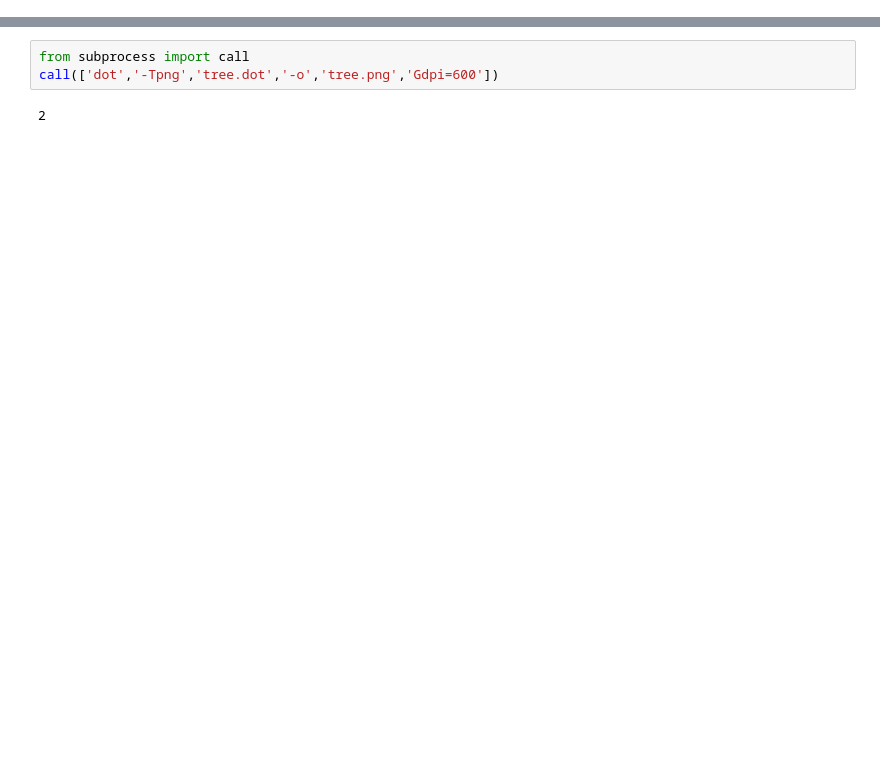
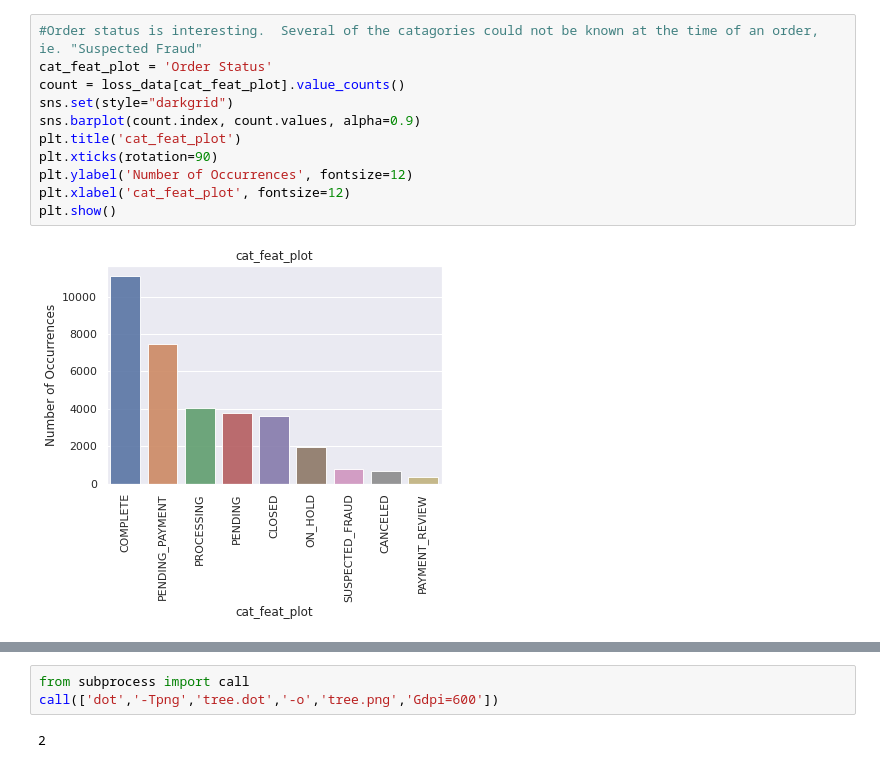
Before and after one commit to BDBlank/SmartSupplyChain, a Jupyter notebook: SmartSupplyChain.ipynb, the cells around one changed output, grey strips where cells are left out. Drawn from its saved outputs; the diff is of its cells as text; blank space fills up the shorter version.

```diff
--- a/SmartSupplyChain.ipynb
+++ b/SmartSupplyChain.ipynb
@@ -411,0 +152,13 @@ print(visual_model.score(X_test,y_test))
+# %%
+#Order status is interesting.  Several of the catagories could not be known at the time of an order, ie. "Suspected Fraud"
+cat_feat_plot = 'Order Status'
+count = loss_data[cat_feat_plot].value_counts()
+sns.set(style="darkgrid")
+sns.barplot(count.index, count.values, alpha=0.9)
+plt.title('cat_feat_plot')
+plt.xticks(rotation=90)
+plt.ylabel('Number of Occurrences', fontsize=12)
+plt.xlabel('cat_feat_plot', fontsize=12)
+plt.show()
+# %% [output]
+[figure, added]
```
Also changed, not shown: parts of 71 cells of this notebook, 2 other files.
